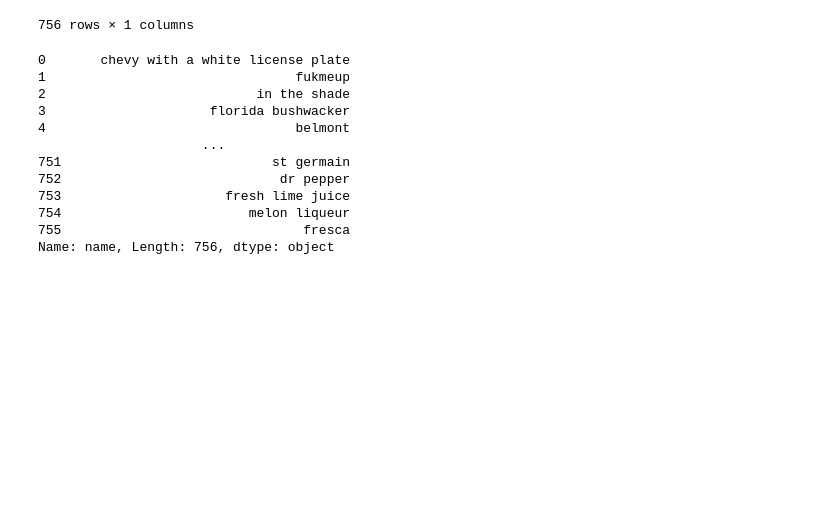
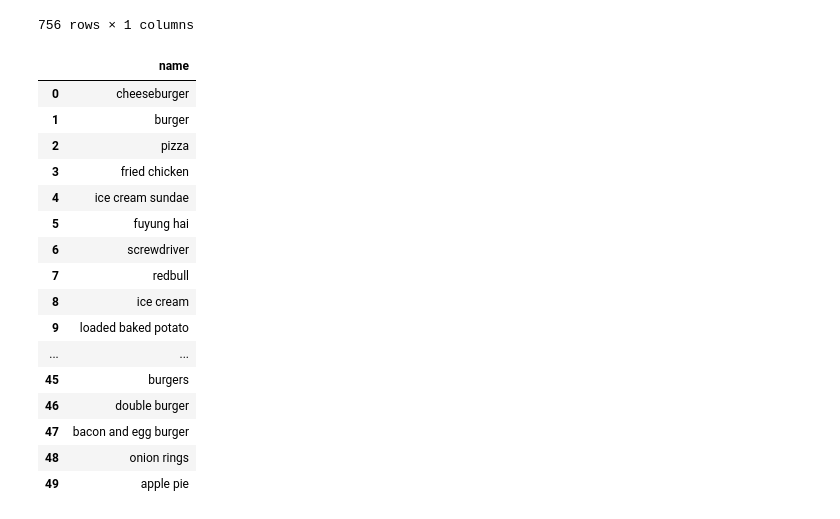
Before and after one commit to nguyenngocyennga/menu_me, a Jupyter notebook: notebooks/alan_cleaning_drinks_csv.ipynb, the cells around one changed output. Drawn from its saved outputs; the diff is of its cells as text; code cells hidden in the pictures; blank space fills up the shorter version.

```diff
--- a/notebooks/alan_cleaning_drinks_csv.ipynb
+++ b/notebooks/alan_cleaning_drinks_csv.ipynb
@@ -395,15 +406,33 @@ all_drinks_df.reset_index(drop=True,inplace=True)
 # %%
-all_drinks_df.to_csv()
+#all_drinks_df.to_csv()
-# %% [output]
-0       chevy with a white license plate
-1                                fukmeup
-2                           in the shade
-3                     florida bushwacker
-4                                belmont
-                     ...
-751                           st germain
-752                            dr pepper
-753                     fresh lime juice
-754                        melon liqueur
-755                               fresca
-Name: name, Length: 756, dtype: object
+# %%
+    verified_queries = ['cheeseburger','burger','pizza','fried chicken','ice cream sundae','fuyung hai','screwdriver','redbull','ice cream',
+                       'loaded baked potato', 'roasted vegetables','strawberry cake','hamburger','subway','potato chips','french fries','salad',
+                       'coca cola', 'pepsi cola', 'redbull', 'red bull','mountain dew','starbucks coffee','baskin robbins sundae','chicken burger',
+                        'grill chicken sandwich','beef burger','singapore fried noodle','fried rice','ayam bakar taliwang','chicken satay',
+                        'bacon  fried eggs','mug of tea or coffee','fish and chips','scampi and chips','bangers and mash','mashed potatoes and gravy',
+                       'british beef burger and chips','traditional british beef burger with cheddar','chicken sandwich', 'blt sandwich','tuna mayo sandwich',
+                        'cheese   tomato sandwich','milkshake', 'tea coffee', 'burgers', 'double burger','bacon and egg burger','onion rings','apple pie']
+# %%
+import pandas as pd
+df = pd.DataFrame({'name':verified_queries})
+# %%
+df
+# %% [output]
+|  | name |
+| 0 | cheeseburger |
+| 1 | burger |
+| 2 | pizza |
+| 3 | fried chicken |
+| 4 | ice cream sundae |
+| 5 | fuyung hai |
+| 6 | screwdriver |
+| 7 | redbull |
+| 8 | ice cream |
+| 9 | loaded baked potato |
+| ... | ... |
+| 45 | burgers |
+| 46 | double burger |
+| 47 | bacon and egg burger |
+| 48 | onion rings |
+| 49 | apple pie |
```
Also changed, not shown: parts of 6 cells of this notebook, 10 other files.
